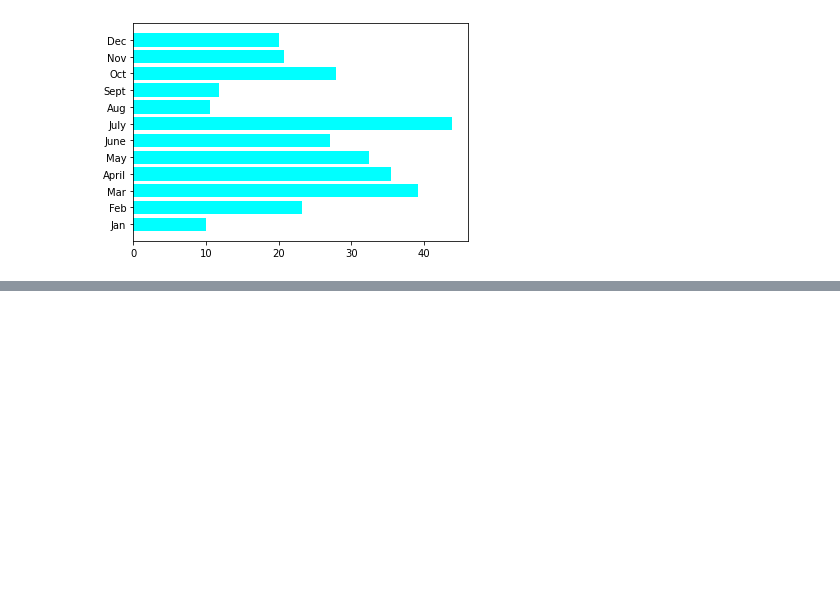
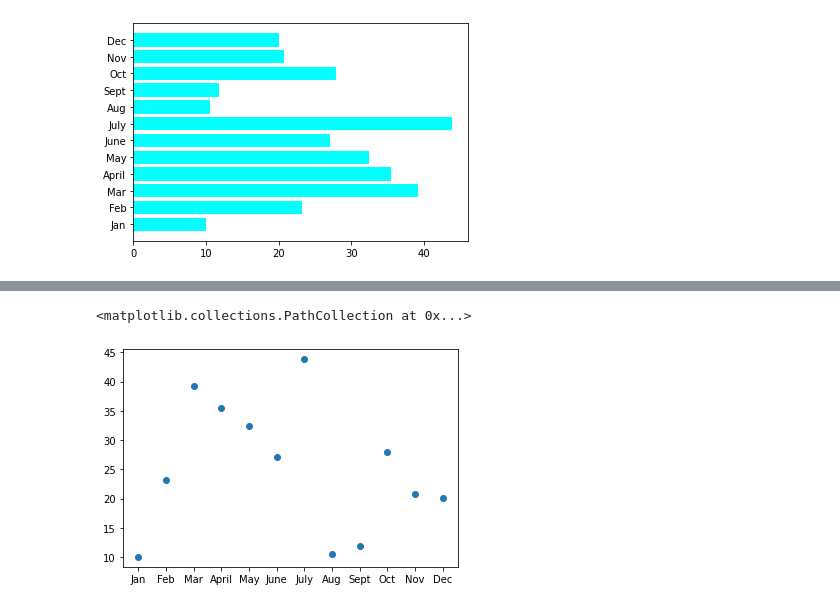
Before and after one commit to piathoi/PyBer_Analysis, a Jupyter notebook: matplotlib_practice.ipynb, the cells around one changed output, grey strips where cells are left out. Cells and saved outputs as stored; diff of their text form; code cells hidden in the pictures; blank space fills up the shorter version.

```diff
--- a/matplotlib_practice.ipynb
+++ b/matplotlib_practice.ipynb
@@ -161,0 +183,6 @@ plt.title = "PyBer Fare by Month"
+# %%
+#create scatter plot using plt.scatter can also works
+plt.scatter(x_axis, y_axis)
+# %% [output]
+<matplotlib.collections.PathCollection at 0x...>
+[figure, added]
```
Also changed, not shown: parts of 11 cells of this notebook.
